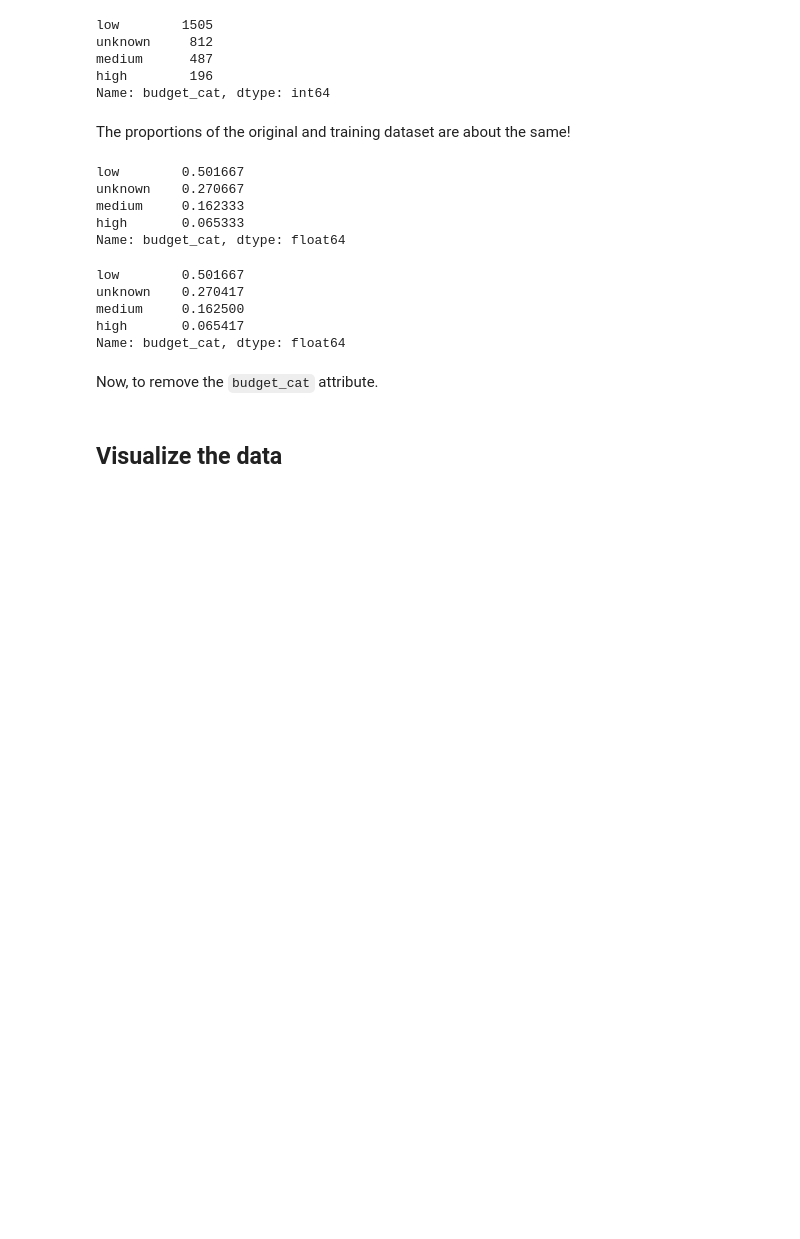
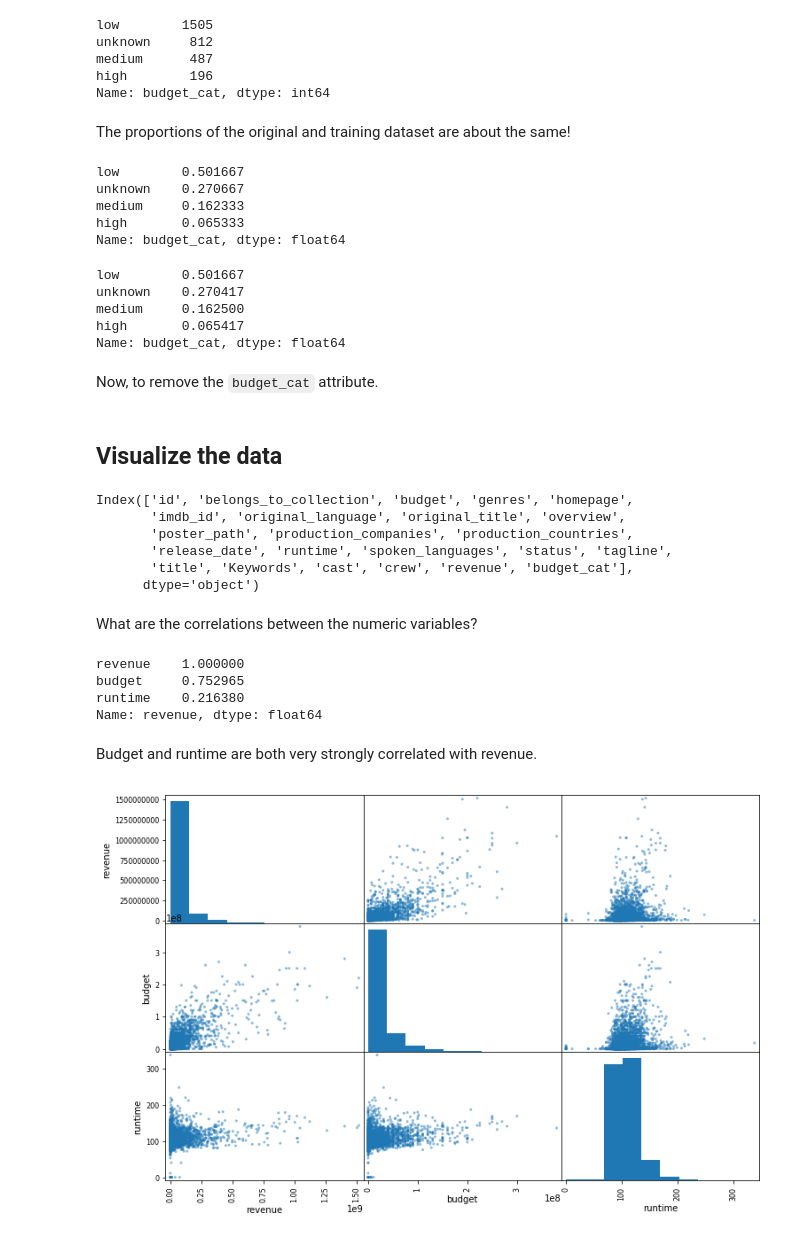
Before and after one commit to collindching/Learning-Exercises, a Jupyter notebook: Box Office Revenue Prediction/Regression Model.ipynb, the cells around one changed output. Drawn from its saved outputs; the diff is of its cells as text; code cells hidden in the pictures; blank space fills up the shorter version.

```diff
--- a/Box Office Revenue Prediction/Regression Model.ipynb
+++ b/Box Office Revenue Prediction/Regression Model.ipynb
@@ -157,3 +157,31 @@ for set in [strat_train,strat_test]:
     set.drop(['budget_cat'],axis=1,inplace=True)
 # %% [markdown]
 ## Visualize the data
+# %%
+movies.columns
+# %% [output]
+Index(['id', 'belongs_to_collection', 'budget', 'genres', 'homepage',
+       'imdb_id', 'original_language', 'original_title', 'overview',
+       'poster_path', 'production_companies', 'production_countries',
+       'release_date', 'runtime', 'spoken_languages', 'status', 'tagline',
+       'title', 'Keywords', 'cast', 'crew', 'revenue', 'budget_cat'],
+      dtype='object')
+# %% [markdown]
+What are the correlations between the numeric variables?
+# %%
+corr_matrix = movies.drop('id',axis=1).corr()
+corr_matrix['revenue'].sort_values(ascending=False)
+# %% [output]
+revenue    1.000000
+budget     0.752965
+runtime    0.216380
+Name: revenue, dtype: float64
+# %% [markdown]
+Budget and runtime are both very strongly correlated with revenue.
+# %%
+from pandas.plotting import scatter_matrix
+
+attributes = ["revenue","budget","runtime"]
+scatter_matrix(movies[attributes],figsize=(12,8));
+# %% [output]
+[figure, added]
```
Also changed, not shown: parts of 5 cells of this notebook, 1 other file.
